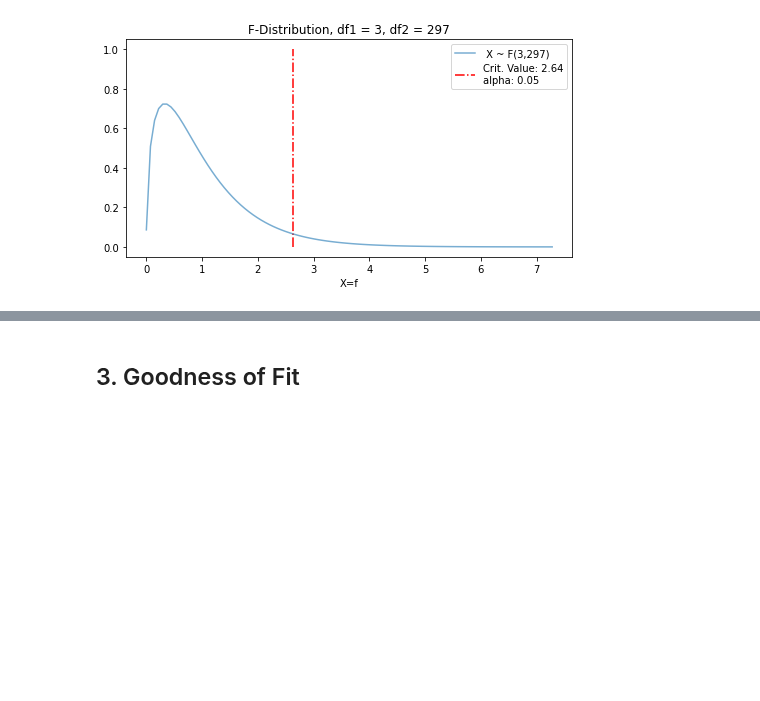
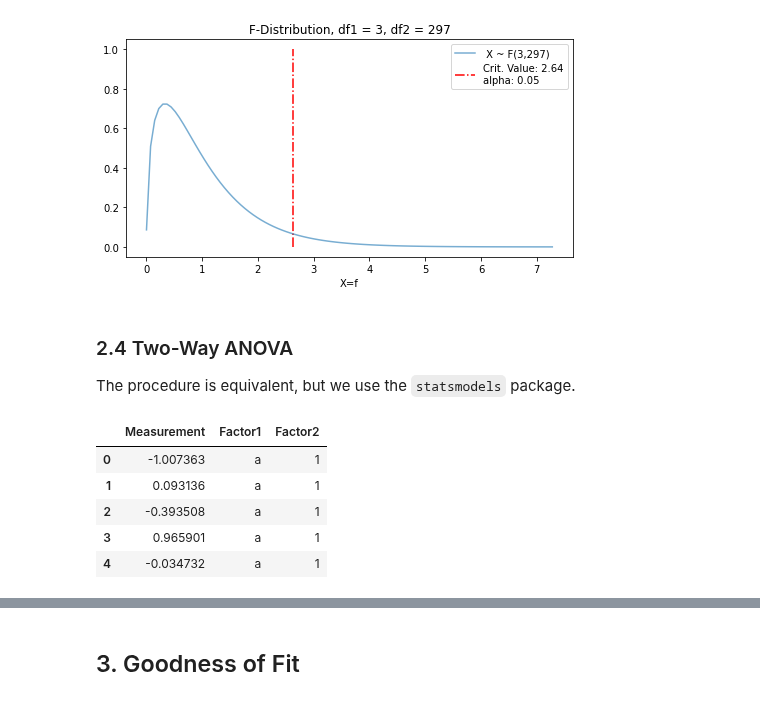
Before and after one commit to mxagar/tool_guides, a Jupyter notebook: python/data_science/15_HypothesisTests.ipynb, the cells around one changed output, grey strips where cells are left out. Saved outputs shown, nothing was run; the diff lists cells and outputs as text; code cells hidden in the pictures; blank space fills up the shorter version.

Commit message:
anova

```diff
--- a/python/data_science/15_HypothesisTests.ipynb
+++ b/python/data_science/15_HypothesisTests.ipynb
@@ -492,3 +592,7 @@ df2 = len(a) + len(b) + len(c) - df1
 plot_f_critical(df1,df2)
 # %% [output]
 [figure]
+# %% [markdown]
+### 2.4 Two-Way ANOVA
+
+The procedure is equivalent, but we use the `statsmodels` package.
@@ -494,0 +603,40 @@ plot_f_critical(df1,df2)
+# %%
+# Synthetic data
+# 2 factors, 2 levels each
+# Factor1: a, b
+# Factor2: 1, 2
+N = 100
+# Gaussian distributed data with mean = 0 and var = 1
+a1 = np.random.randn(N)
+# Gaussian distributed data with with mean = 2 and var = 1
+a2 = np.random.randn(N) + 2
+# Gaussian distributed data with with mean = 4 and var = 1
+b1 = np.random.randn(N) + 4
+# Gaussian distributed data with with mean = 6 and var = 1
+b2 = np.random.randn(N) + 6
+# %%
+# We need to create a data dataframe with the data
+columns = ['Measurement']
+dfa1 = pd.DataFrame(a1,columns=columns)
+dfa1['Factor1'] = 'a'
+dfa1['Factor2'] = '1'
+dfa2 = pd.DataFrame(a2,columns=columns)
+dfa2['Factor1'] = 'a'
+dfa2['Factor2'] = '2'
+dfb1 = pd.DataFrame(b1,columns=columns)
+dfb1['Factor1'] = 'b'
+dfb1['Factor2'] = '1'
+dfb2 = pd.DataFrame(b2,columns=columns)
+dfb2['Factor1'] = 'b'
+dfb2['Factor2'] = '2'
+df = pd.concat([dfa1,dfa2,dfb1,dfb2],axis=0)
+#df.reset_index()
+# %%
+df.head()
+# %% [output]
+|  | Measurement | Factor1 | Factor2 |
+| 0 | -1.007363 | a | 1 |
+| 1 | 0.093136 | a | 1 |
+| 2 | -0.393508 | a | 1 |
+| 3 | 0.965901 | a | 1 |
+| 4 | -0.034732 | a | 1 |
```
Also changed, not shown: parts of 26 cells of this notebook.
